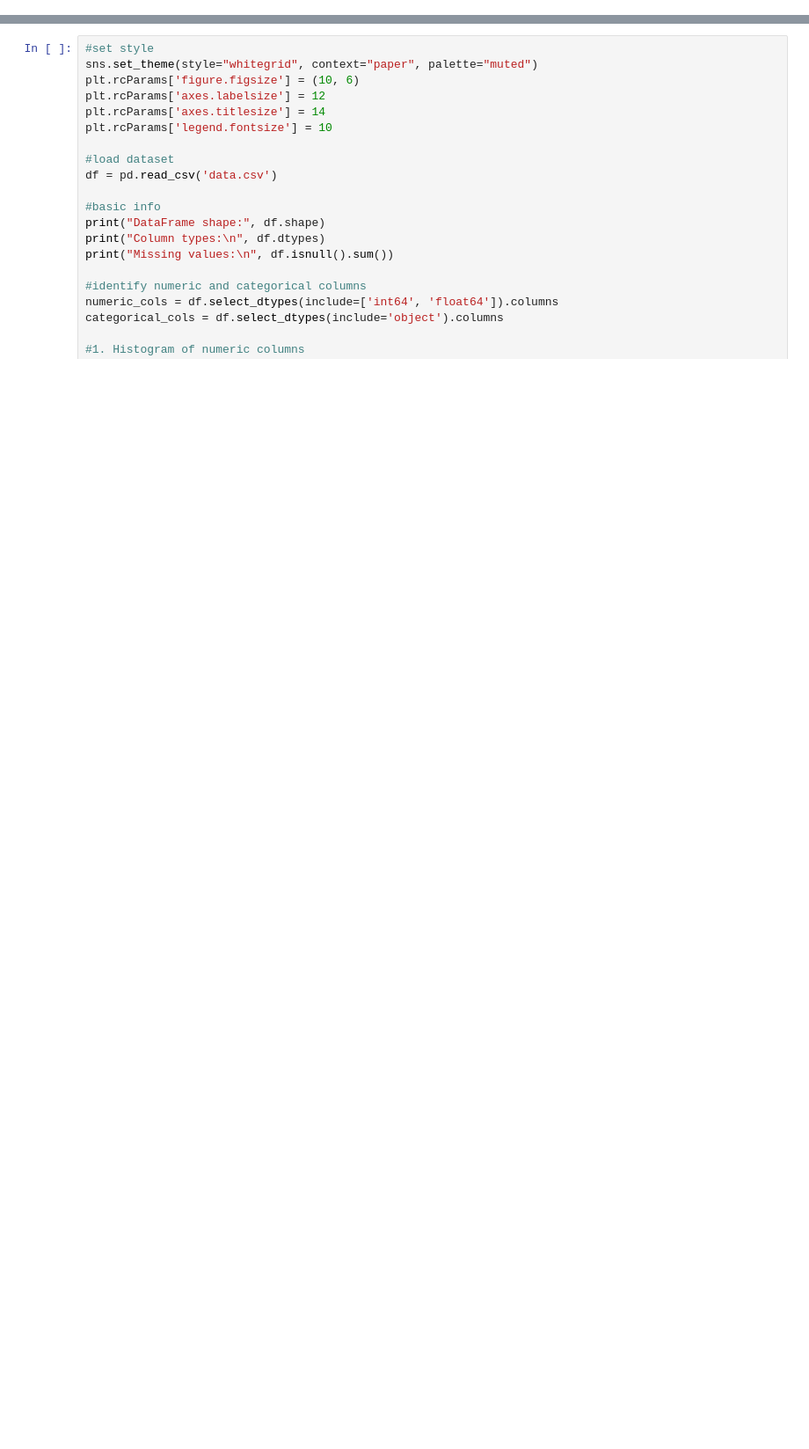
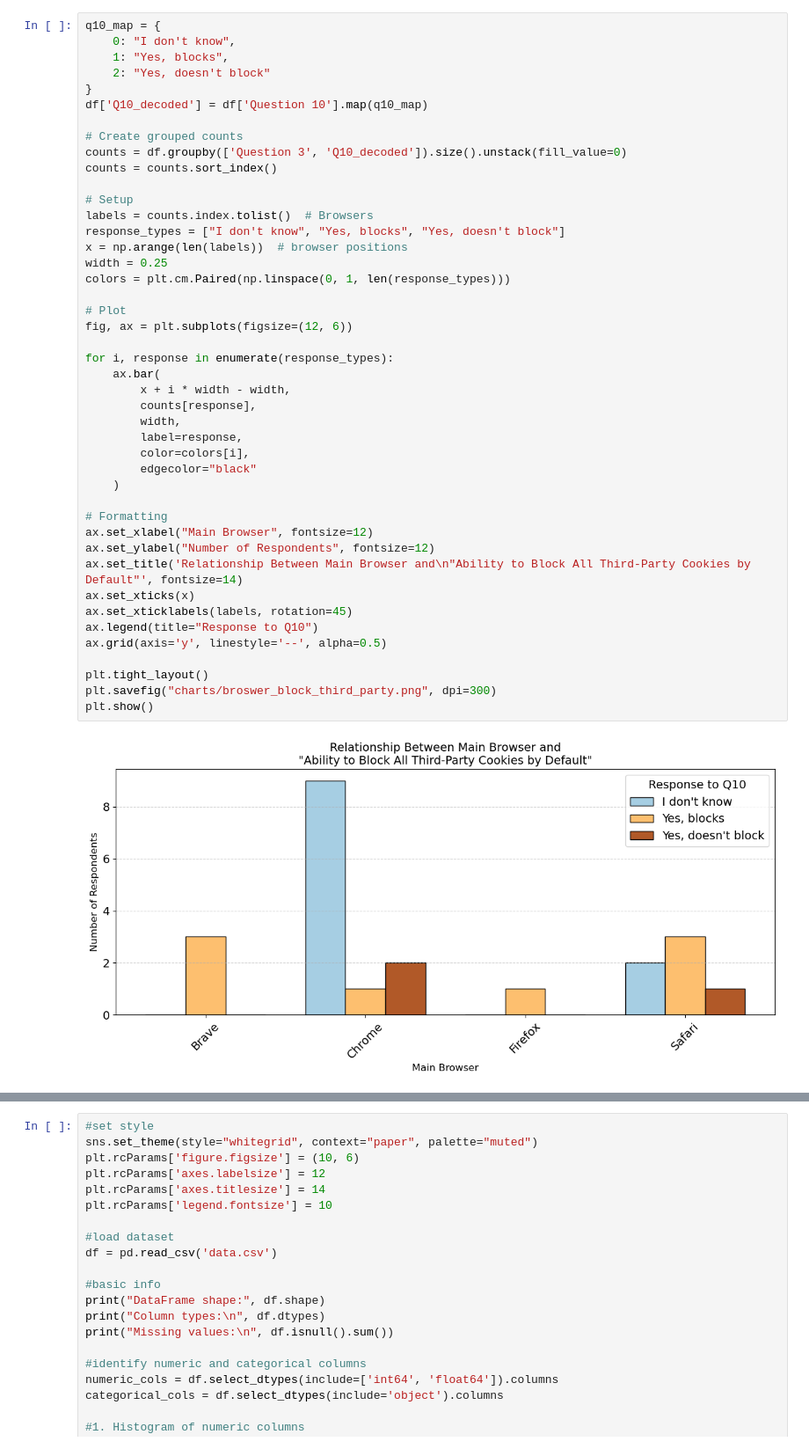
Before and after one commit to TheShai81/data259-cookies, a Jupyter notebook: scripts/visualizations.ipynb, the cells around one changed output, grey strips where cells are left out. Shown at 88% size. Drawn from its saved outputs; the diff is of its cells as text; blank space fills up the shorter version.

```diff
--- a/scripts/visualizations.ipynb
+++ b/scripts/visualizations.ipynb
@@ -7,0 +114,46 @@ from df_transform import encode_answers,
+# %%
+q10_map = {
+    0: "I don't know",
+    1: "Yes, blocks",
+    2: "Yes, doesn't block"
+}
+df['Q10_decoded'] = df['Question 10'].map(q10_map)
+
+# Create grouped counts
+counts = df.groupby(['Question 3', 'Q10_decoded']).size().unstack(fill_value=0)
+counts = counts.sort_index()
+
+# Setup
+labels = counts.index.tolist()  # Browsers
+response_types = ["I don't know", "Yes, blocks", "Yes, doesn't block"]
+x = np.arange(len(labels))  # browser positions
+width = 0.25
+colors = plt.cm.Paired(np.linspace(0, 1, len(response_types)))
+
+# Plot
+fig, ax = plt.subplots(figsize=(12, 6))
+
+for i, response in enumerate(response_types):
+    ax.bar(
+        x + i * width - width,
+        counts[response],
+        width,
+        label=response,
+        color=colors[i],
+        edgecolor="black"
+    )
+
+# Formatting
+ax.set_xlabel("Main Browser", fontsize=12)
+ax.set_ylabel("Number of Respondents", fontsize=12)
+ax.set_title('Relationship Between Main Browser and\n"Ability to Block All Third-Party Cookies by Default"', fontsize=14)
+ax.set_xticks(x)
+ax.set_xticklabels(labels, rotation=45)
+ax.legend(title="Response to Q10")
+ax.grid(axis='y', linestyle='--', alpha=0.5)
+
+plt.tight_layout()
+plt.savefig("charts/broswer_block_third_party.png", dpi=300)
+plt.show()
+# %% [output]
+[figure, added]
```
Also changed, not shown: parts of 19 cells of this notebook, 1 other file.
